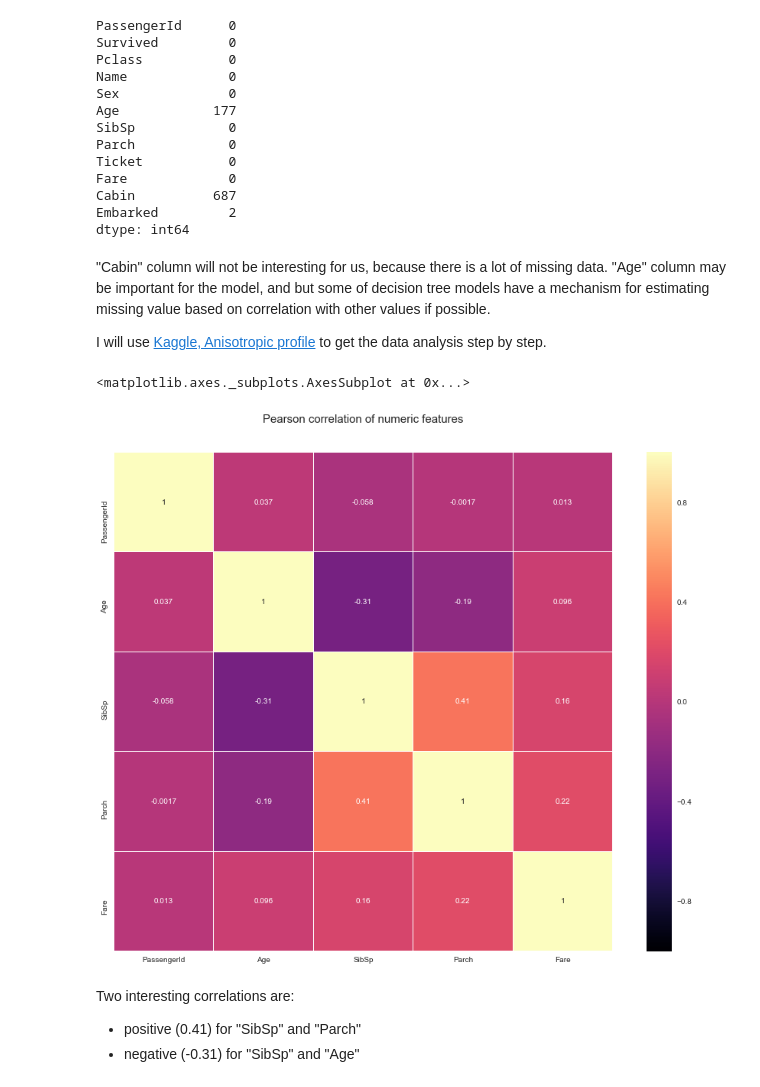
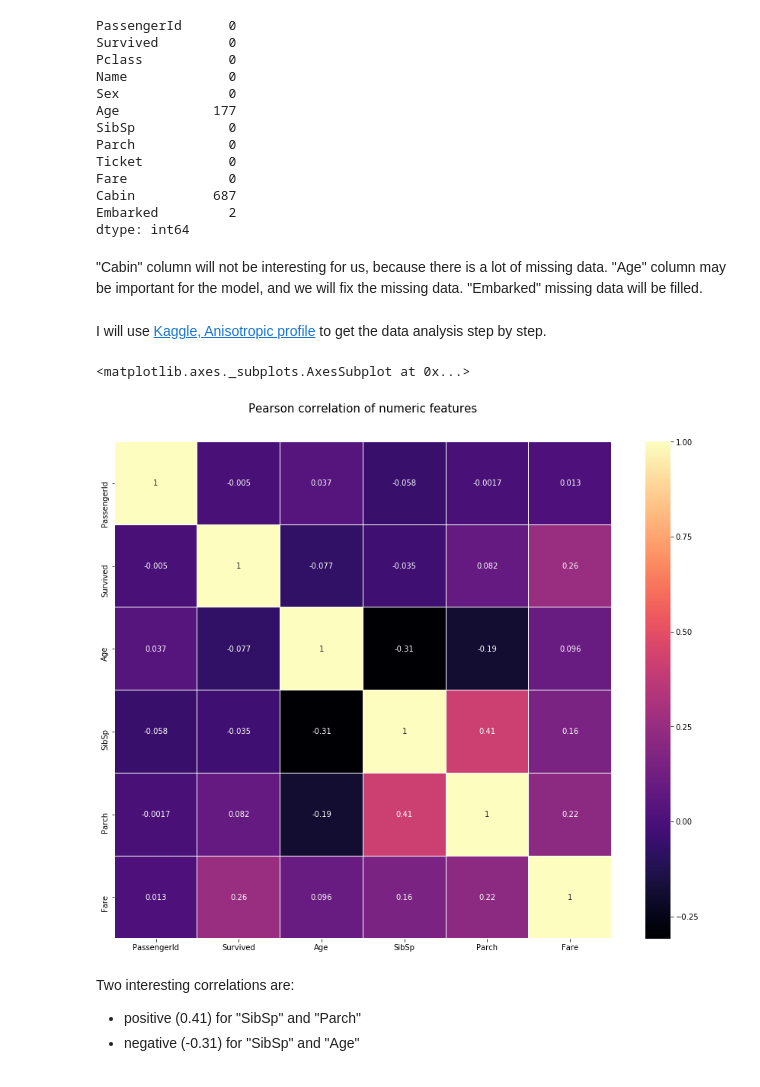
Before and after one commit to mknorps/DataScience-Projects, a Jupyter notebook: Titanic_meets_decision_Trees.ipynb, the cells around one changed output. Drawn from its saved outputs; the diff is of its cells as text; code cells hidden in the pictures.

Commit message:
update with more plots
TODO next:
- data cleaning - we have to fill missing age and embarked columns
- run treemodel

```diff
--- a/Titanic_meets_decision_Trees.ipynb
+++ b/Titanic_meets_decision_Trees.ipynb
@@ -124,23 +126,24 @@ Fare             0
 Cabin          687
 Embarked         2
 dtype: int64
+# %% [markdown]
+"Cabin" column will not be interesting for us, because there is a lot of missing data.
+"Age" column may be important for the model, and we will fix the missing data.
+"Embarked" missing data will be filled.
 # %% [markdown]
-"Cabin" column will not be interesting for us, because there is a lot of missing data.
-"Age" column may be important for the model, and but some of decision tree models have a mechanism for estimating missing value based on correlation with other values if possible.
-
 I will use [Kaggle, Anisotropic profile](https://www.kaggle.com/arthurtok/interactive-porto-insights-a-plot-ly-tutorial) to get the data analysis step by step.
 # %%
 #numerical features
 
-train_numeric = data_optimized.select_dtypes(include=['float32','int16','int8'])
+train_numeric = data_optimized.select_dtypes(include=['float32','int16','int8','bool'])
 
 colormap = plt.cm.magma
 plt.figure(figsize=(16,12))
 plt.title('Pearson correlation of numeric features', y=1.05, size=15)
 sns.heatmap(train_numeric.corr(),linewidths=0.1,vmax=1.0, square=True, cmap=colormap, linecolor='white', annot=True)
 # %% [output]
 <matplotlib.axes._subplots.AxesSubplot at 0x...>
-[figure, old version]
+[figure, new version]
 # %% [markdown]
 Two interesting correlations are:
  - positive (0.41) for "SibSp" and "Parch"
```
Also changed, not shown: parts of 11 cells of this notebook.
